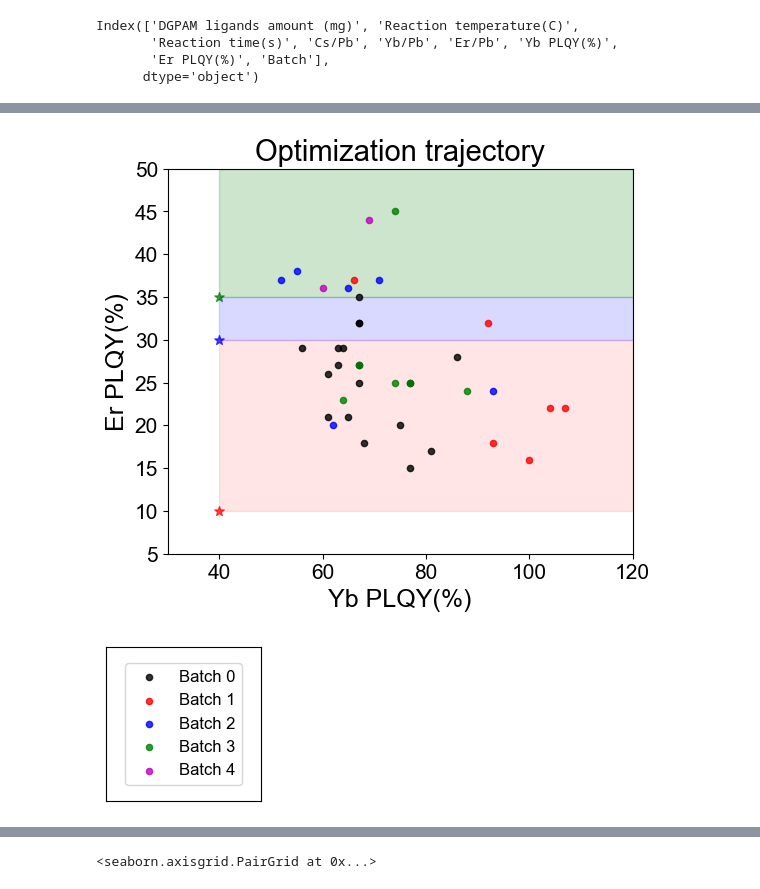
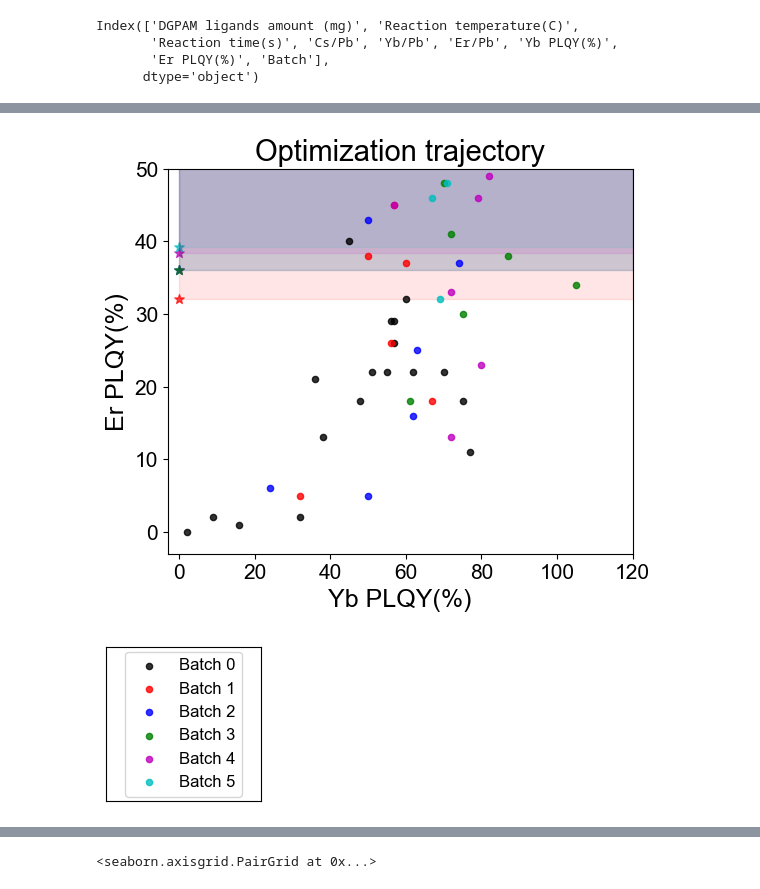
Before and after one commit to andrelowky/Optimization-of-Yb-Er-co-doped-CsPbCl3-NCs-with-DGPAM-ligands, a Jupyter notebook: optimization for NCs - codope data analysis.ipynb, the cells around one changed output, grey strips where cells are left out. Cells and saved outputs as stored; diff of their text form; code cells hidden in the pictures.

```diff
--- a/optimization for NCs - codope data analysis.ipynb
+++ b/optimization for NCs - codope data analysis.ipynb
@@ -40,7 +40,7 @@ print(f"pytorch {torch.__version__}")
 print(f"gpytorch {gpytorch.__version__}")
 print(f"botorch {botorch.__version__}")
 
-df = pd.read_csv("codope_data.csv")
+df = pd.read_csv("codope_data camp2.csv")
 df
 # %% [output]
 numpy 2.2.6
@@ -171,43 +179,51 @@ import matplotlib.patches as patches
 
 fig, ax = plt.subplots(1, 1, figsize=(6, 5))
 
-ax.scatter(40, 10, #label='Batch1 (ref)',
+ax.scatter(0, df[df['Batch']==0]['Er PLQY(%)'].max()*0.8, #label='Batch1 (ref)',
            marker='*', c='r', alpha=0.7, s=50)
-ax.scatter(40, 30, #label='Batch2 (ref)',
+ax.scatter(0, df[df['Batch']<=1]['Er PLQY(%)'].max()*0.8, #label='Batch2 (ref)',
            marker='*', c='b', alpha=0.7, s=50)
-ax.scatter(40, 35, #label='Batch3 (ref)',
+ax.scatter(0, df[df['Batch']<=2]['Er PLQY(%)'].max()*0.8, #label='Batch3 (ref)',
            marker='*', c='g', alpha=0.7, s=50)
+ax.scatter(0, df[df['Batch']<=3]['Er PLQY(%)'].max()*0.8, #label='Batch3 (ref)',
+           marker='*', c='m', alpha=0.7, s=50)
+ax.scatter(0, df[df['Batch']<=4]['Er PLQY(%)'].max()*0.8, #label='Batch3 (ref)',
+           marker='*', c='c', alpha=0.7, s=50)
 
 
-rect = patches.Rectangle((40, 10), 80, 20, linewidth=1, edgecolor='r', facecolor='r', alpha=0.1)
+rect = patches.Rectangle((0, df[df['Batch']==0]['Er PLQY(%)'].max()*0.8), 120, 80, linewidth=1, edgecolor='r', facecolor='r', alpha=0.1)
 ax.add_patch(rect)
-rect = patches.Rectangle((40, 30), 80, 5, linewidth=1, edgecolor='b', facecolor='b', alpha=0.15)
+rect = patches.Rectangle((0, df[df['Batch']<=1]['Er PLQY(%)'].max()*0.8), 120, 80, linewidth=1, edgecolor='b', facecolor='b', alpha=0.1)
 ax.add_patch(rect)
-rect = patches.Rectangle((40, 35), 80, 15, linewidth=1, edgecolor='g', facecolor='g', alpha=0.2)
+rect = patches.Rectangle((0, df[df['Batch']<=2]['Er PLQY(%)'].max()*0.8), 120, 80, linewidth=1, edgecolor='g', facecolor='g', alpha=0.1)
+ax.add_patch(rect)
+rect = patches.Rectangle((0, df[df['Batch']<=3]['Er PLQY(%)'].max()*0.8), 120, 80, linewidth=1, edgecolor='m', facecolor='m', alpha=0.1)
+ax.add_patch(rect)
+rect = patches.Rectangle((0, df[df['Batch']<=4]['Er PLQY(%)'].max()*0.8), 120, 80, linewidth=1, edgecolor='c', facecolor='c', alpha=0.1)
 ax.add_patch(rect)
 
 
 for batch, batch_col in zip(
-    [0, 1, 2, 3, 4], ['k', 'r', 'b', 'g', 'm']):
+    [0, 1, 2, 3, 4, 5], ['k', 'r', 'b', 'g', 'm', 'c']):
 
     df_batch = df[df['Batch']==batch]
 
     ax.scatter(
         df_batch['Yb PLQY(%)'], df_batch['Er PLQY(%)'],
         label=f"Batch {batch}", c=batch_col, alpha=0.8, s=20)
 
-ax.set_xlim(30, 120.0)
-ax.set_ylim(5, 50.0)
+ax.set_xlim(-3, 120.0)
+ax.set_ylim(-3, 50.0)
 
 ax.set_xlabel('Yb PLQY(%)', fontsize=18)
 ax.set_ylabel('Er PLQY(%)', fontsize=18)
 #ax.legend(loc='upper right', fontsize=12)
 1
 ax.set_title("Optimization trajectory", fontsize=21)
 ax.tick_params(axis='both', which='major', labelsize=15)
 ax.tick_params(axis='both', which='minor', labelsize=15)
 # %% [output]
-[figure, old version]
+[figure, new version]
 # %%
 figsize = (2, 2)
 fig_leg = plt.figure(figsize=figsize)
@@ -218,7 +234,7 @@ ax_leg.set_xticks([])
 ax_leg.set_yticks([])
 fig_leg.set_frameon(False)
 # %% [output]
-[figure, old version]
+[figure, new version]
 # %%
 fig, ax = plt.subplots(1, 1, figsize=(6, 5))
 
```
Also changed, not shown: parts of 7 cells of this notebook, 1 other file.
